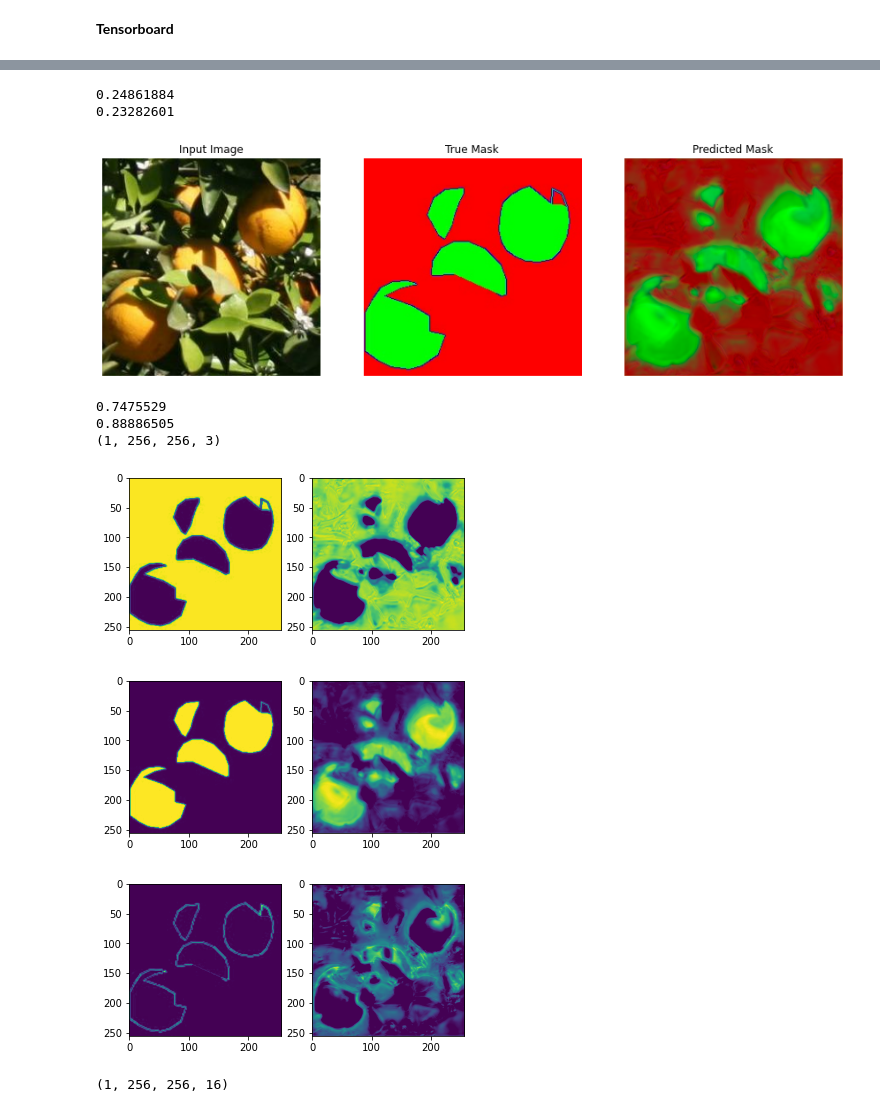
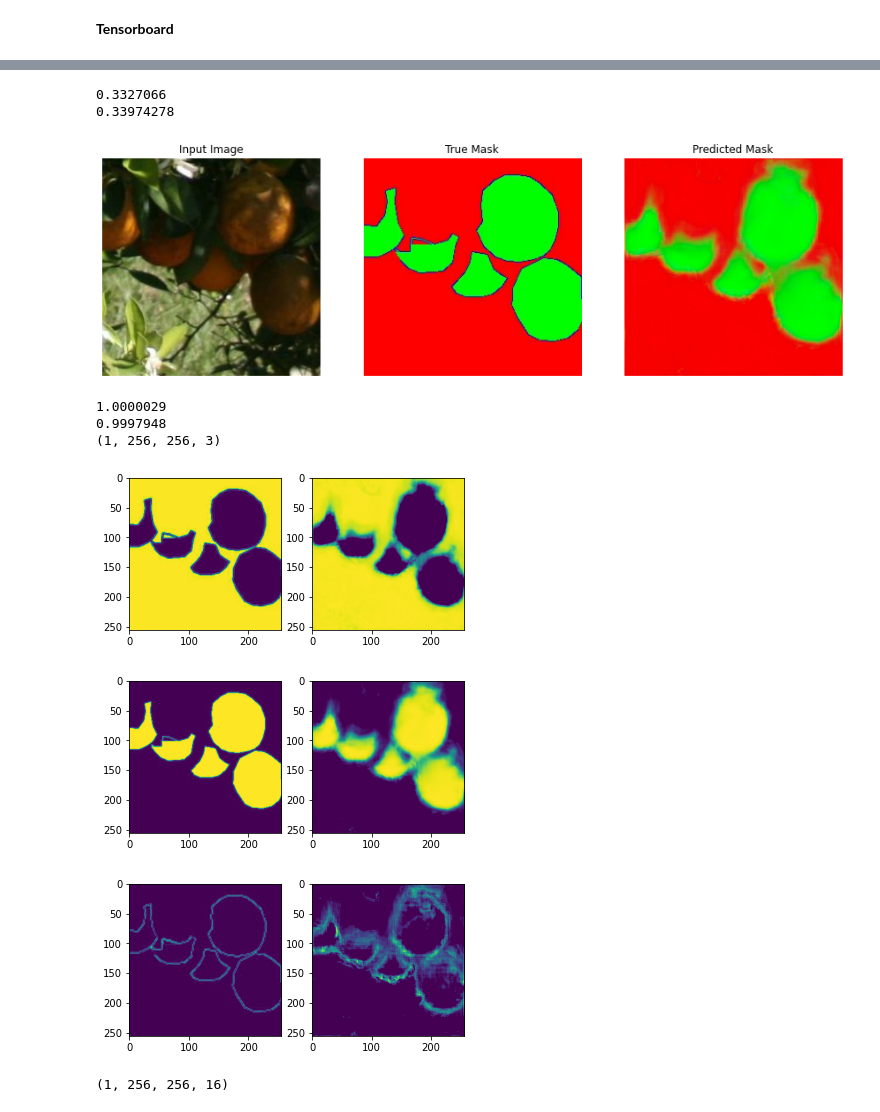
Before and after one commit to kvolle/orange_segmentation_colab, a Jupyter notebook: OrangeSlice_Border.ipynb, the cells around one changed output, grey strips where cells are left out. Cells and saved outputs as stored; diff of their text form; code cells hidden in the pictures.

```diff
--- a/OrangeSlice_Border.ipynb
+++ b/OrangeSlice_Border.ipynb
@@ -219,10 +269,4 @@ def display(display_list):
     plt.axis('off')
   plt.show()
 # %%
-model.save_weights("./drive/My Drive/orange_weights-Unet_fixed_mask3.h5")
+model.load_weights("./drive/My Drive/TrainingTest/cutout_256.h5")
-# %%
-model.load_weights("./drive/My Drive/orange_weights-Unet.h5")
-# %%
-model.load_weights("./drive/My Drive/OrangeSlice/Checkpoints/rgb_tuesday_64.h5")
-# %%
-model.load_weights("./drive/My Drive/OrangeSlice/Checkpoints/rgb_border_96.h5")
@@ -229,44 +286,48 @@ model.load_weights("./drive/My Drive/OrangeSlice/Checkpoints/rgb_border_96.h5")
 # %%
-tootles = create_dataset(filenames_valid, batch_size=1)
-for image, mask in tootles.take(1):
-  results = model.predict(image)
-  sample_image, sample_mask = image, mask
+#tootles = create_dataset(filenames_valid, batch_size=1)
+#for image, mask in tootles.take(1):
+results = model.predict(image)
+sample_image, sample_mask = image, mask
+results = model.predict(image)
 print(np.mean(sample_mask))
 print(np.mean(results))
 display([sample_image, sample_mask, results])
 print(np.max(sample_mask))
 print(np.max(results))
 print(results.shape)
-np.savetxt("./drive/My Drive/testytest.csv", np.reshape(results[0,:,:,0], (256, 256)), delimiter=",")
+#np.savetxt("./drive/My Drive/testytest.csv", np.reshape(results[0,:,:,0], (256, 256)), delimiter=",")
 # %% [output]
-0.24861884
-0.23282601
+0.3327066
+0.33974278
-[figure, old version]
+[figure, new version]
-0.7475529
-0.88886505
+1.0000029
+0.9997948
 (1, 256, 256, 3)
 # %%
 plt.subplot(1,2,1)
 plt.imshow(np.reshape(sample_mask[0,:,:,0], (256, 256)))
 plt.subplot(1,2,2)
 plt.imshow(np.reshape(results[0,:,:,0], (256, 256)))
+#np.savetxt("./drive/My Drive/OrangeSlice/mask2_background.csv", np.reshape(results[0,:,:,0], (256, 256)), delimiter=",")
 plt.show()
 
 plt.subplot(1,2,1)
 plt.imshow(np.reshape(sample_mask[0,:,:,1], (256, 256)))
 plt.subplot(1,2,2)
 plt.imshow(np.reshape(results[0,:,:,1], (256, 256)))
+np.savetxt("./drive/My Drive/OrangeSlice/mask19_orange.csv", np.reshape(results[0,:,:,1], (256, 256)), delimiter=",")
 plt.show()
 
 plt.subplot(1,2,1)
 plt.imshow(np.reshape(sample_mask[0,:,:,2], (256, 256)))
 plt.subplot(1,2,2)
 plt.imshow(np.reshape(results[0,:,:,2], (256, 256)))
+#np.savetxt("./drive/My Drive/OrangeSlice/mask2_border.csv", np.reshape(results[0,:,:,2], (256, 256)), delimiter=",")
 plt.show()
 # %% [output]
-[figure, old version]
+[figure, new version]
-[figure, old version]
+[figure, new version]
-[figure, old version]
+[figure, new version]
 # %%
 for img, mask in tootles.take(1):
   image = img
```
Also changed, not shown: parts of 15 cells of this notebook.
